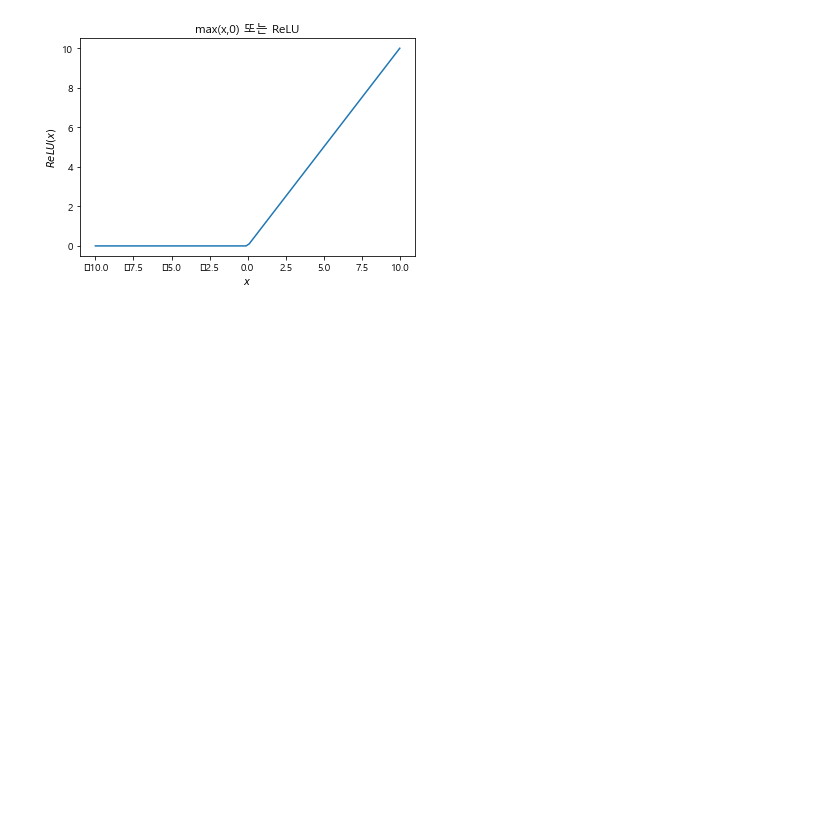
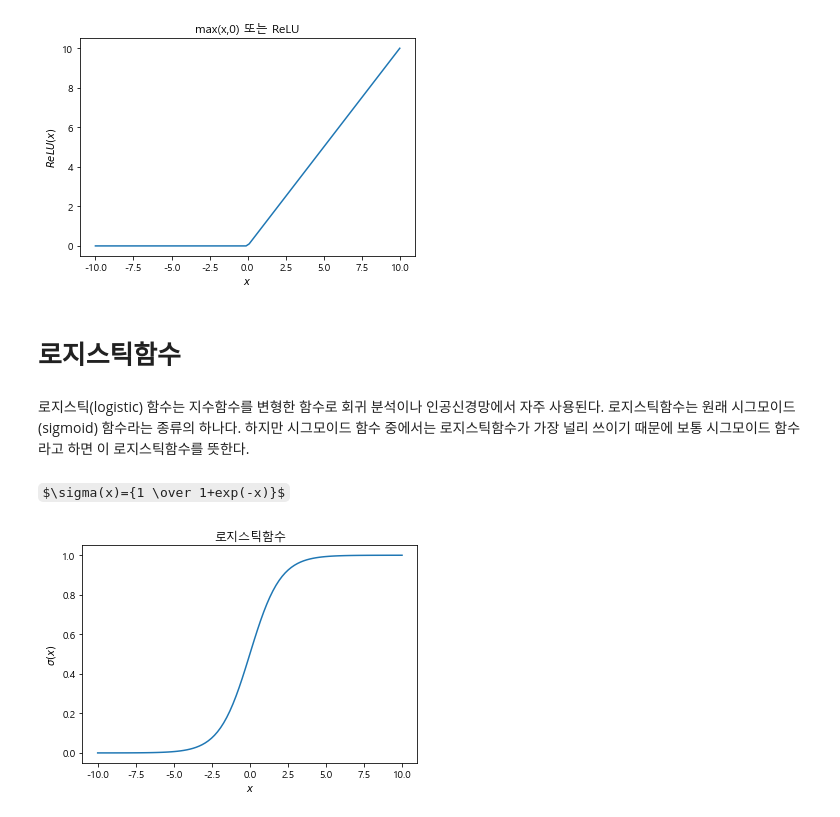
Before and after one commit to kyeonminsu/Math-Study, a Jupyter notebook: 3.SymPy로 공부하는 미적분/1. 함수.ipynb, the cells around one changed output. Saved outputs shown, nothing was run; the diff lists cells and outputs as text; code cells hidden in the pictures; some formulas as TeX source; blank space fills up the shorter version.

```diff
--- a/3.SymPy로 공부하는 미적분/1. 함수.ipynb
+++ b/3.SymPy로 공부하는 미적분/1. 함수.ipynb
@@ -158,3 +159,21 @@ plt.ylabel("$ReLU(x)$")
 plt.show()
 # %% [output]
 [figure]
+# %% [markdown]
+# 로지스틱함수
+# %% [markdown]
+로지스틱(logistic) 함수는 지수함수를 변형한 함수로 회귀 분석이나 인공신경망에서 자주 사용된다. 로지스틱함수는 원래 시그모이드(sigmoid) 함수라는 종류의 하나다. 하지만 시그모이드 함수 중에서는 로지스틱함수가 가장 널리 쓰이기 때문에 보통 시그모이드 함수라고 하면 이 로지스틱함수를 뜻한다.
+# %% [markdown]
+$\sigma(x)={1 \over 1+exp(-x)}$
+# %%
+def logistic(x):
+    return 1 / (1 + np.exp(-x))
+
+xx = np.linspace(-10, 10, 100)
+plt.plot(xx, logistic(xx))
+plt.title("로지스틱함수")
+plt.xlabel("$x$")
+plt.ylabel("$\sigma(x)$")
+plt.show()
+# %% [output]
+[figure, added]
```
Also changed, not shown: parts of 2 cells of this notebook.
